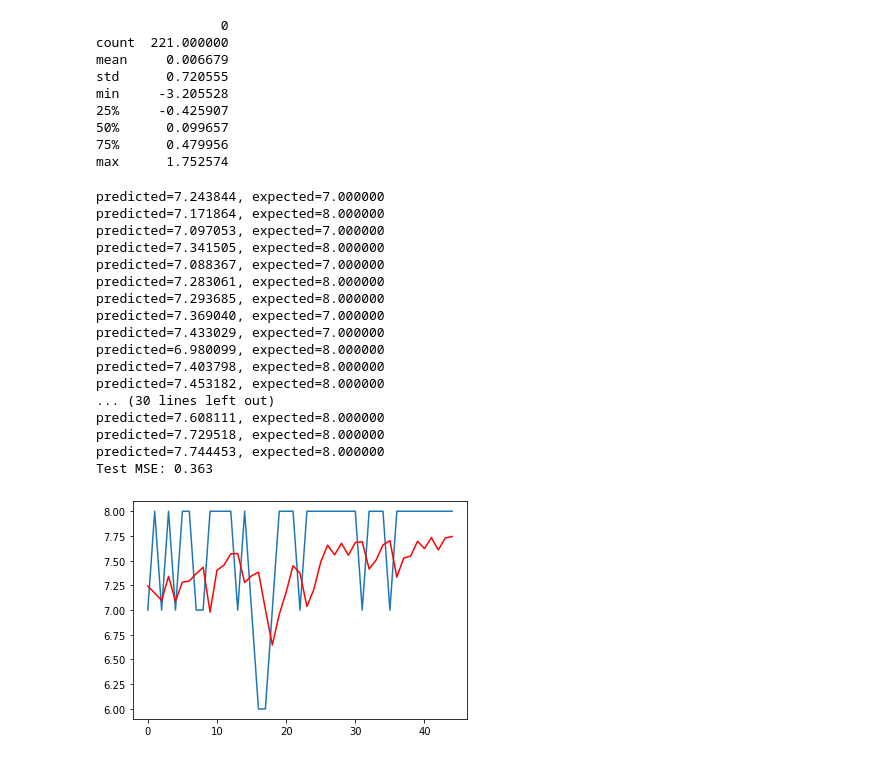
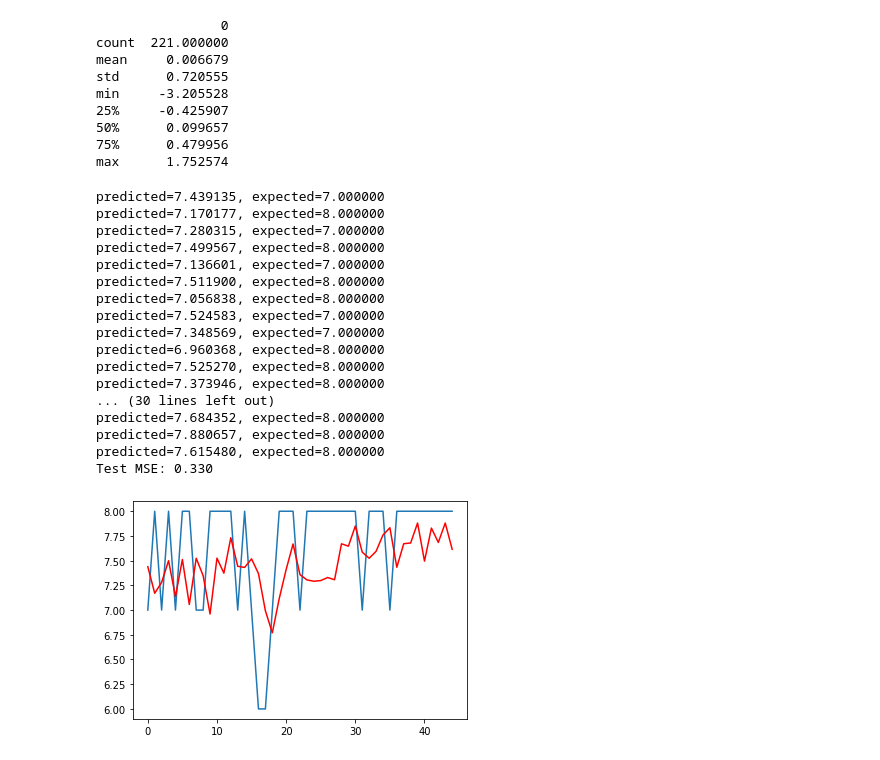
Before and after one commit to guybrush1989/DMT-Group80, a Jupyter notebook: ARIMA.ipynb, the cells around one changed output. Saved outputs shown, nothing was run; the diff lists cells and outputs as text; code cells hidden in the pictures.

```diff
--- a/ARIMA.ipynb
+++ b/ARIMA.ipynb
@@ -199,43 +199,43 @@ max      1.752574
 # %%
 from sklearn.metrics import mean_squared_error
 from statsmodels.tsa.arima_model import ARIMA
 
 size = int(len(moods) * 0.80)
 
 train, test = moods[0:size], moods[size:len(moods)]
 history = [x for x in train]
 predictions = list()
 for t in range(len(test)):
-    model = ARIMA(history, order=(8, 0, 0))
+    model = ARIMA(history, order=(11, 0, 1))
     model_fit = model.fit(disp=0)
     output = model_fit.forecast()
     yhat = output[0]
     predictions.append(yhat)
     obs = test[t]
     history.append(obs)
     print('predicted=%f, expected=%f' % (yhat, obs))
 error = mean_squared_error(test, predictions)
 print('Test MSE: %.3f' % error)
 # plot
 plt.plot(test)
 plt.plot(predictions, color='red')
 plt.show()
 # %% [output]
-predicted=7.243844, expected=7.000000
-predicted=7.171864, expected=8.000000
-predicted=7.097053, expected=7.000000
-predicted=7.341505, expected=8.000000
-predicted=7.088367, expected=7.000000
-predicted=7.283061, expected=8.000000
-predicted=7.293685, expected=8.000000
-predicted=7.369040, expected=7.000000
-predicted=7.433029, expected=7.000000
-predicted=6.980099, expected=8.000000
-predicted=7.403798, expected=8.000000
-predicted=7.453182, expected=8.000000
+predicted=7.439135, expected=7.000000
+predicted=7.170177, expected=8.000000
+predicted=7.280315, expected=7.000000
+predicted=7.499567, expected=8.000000
+predicted=7.136601, expected=7.000000
+predicted=7.511900, expected=8.000000
+predicted=7.056838, expected=8.000000
+predicted=7.524583, expected=7.000000
+predicted=7.348569, expected=7.000000
+predicted=6.960368, expected=8.000000
+predicted=7.525270, expected=8.000000
+predicted=7.373946, expected=8.000000
 ... (30 lines left out)
-predicted=7.608111, expected=8.000000
-predicted=7.729518, expected=8.000000
-predicted=7.744453, expected=8.000000
-Test MSE: 0.363
+predicted=7.684352, expected=8.000000
+predicted=7.880657, expected=8.000000
+predicted=7.615480, expected=8.000000
+Test MSE: 0.330
-[figure, old version]
+[figure, new version]
```
